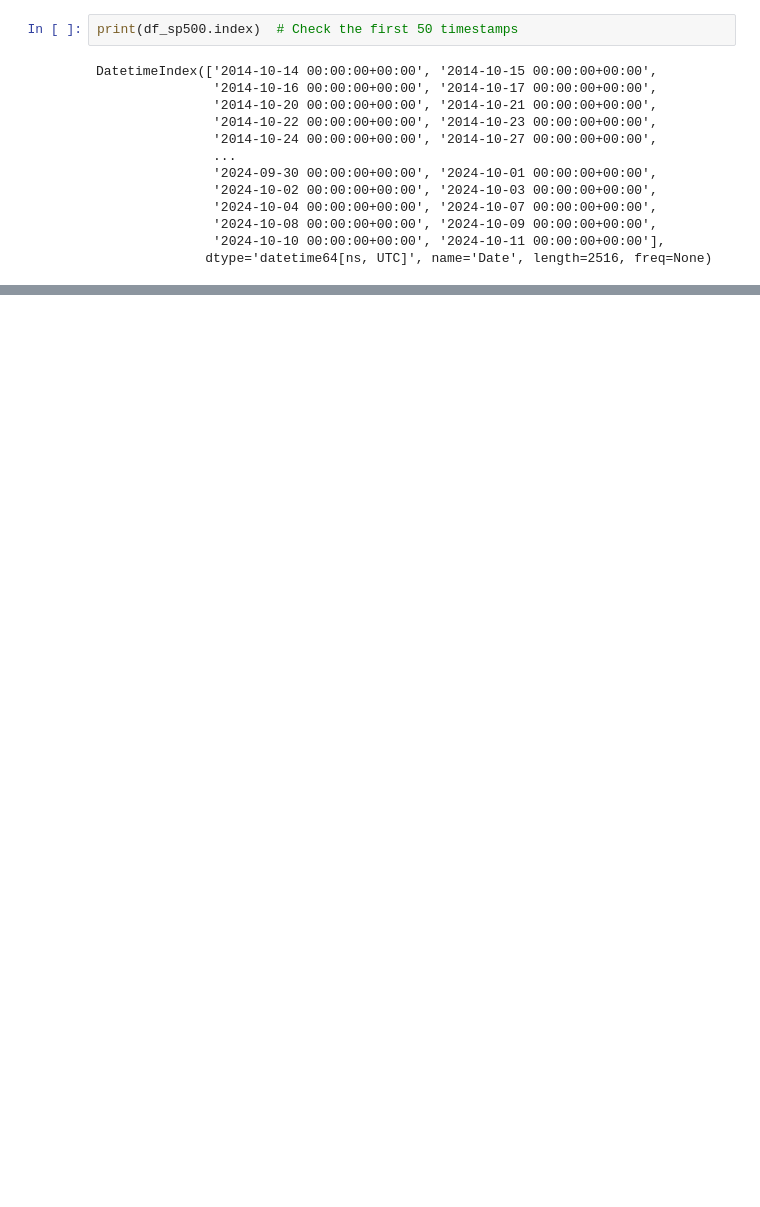
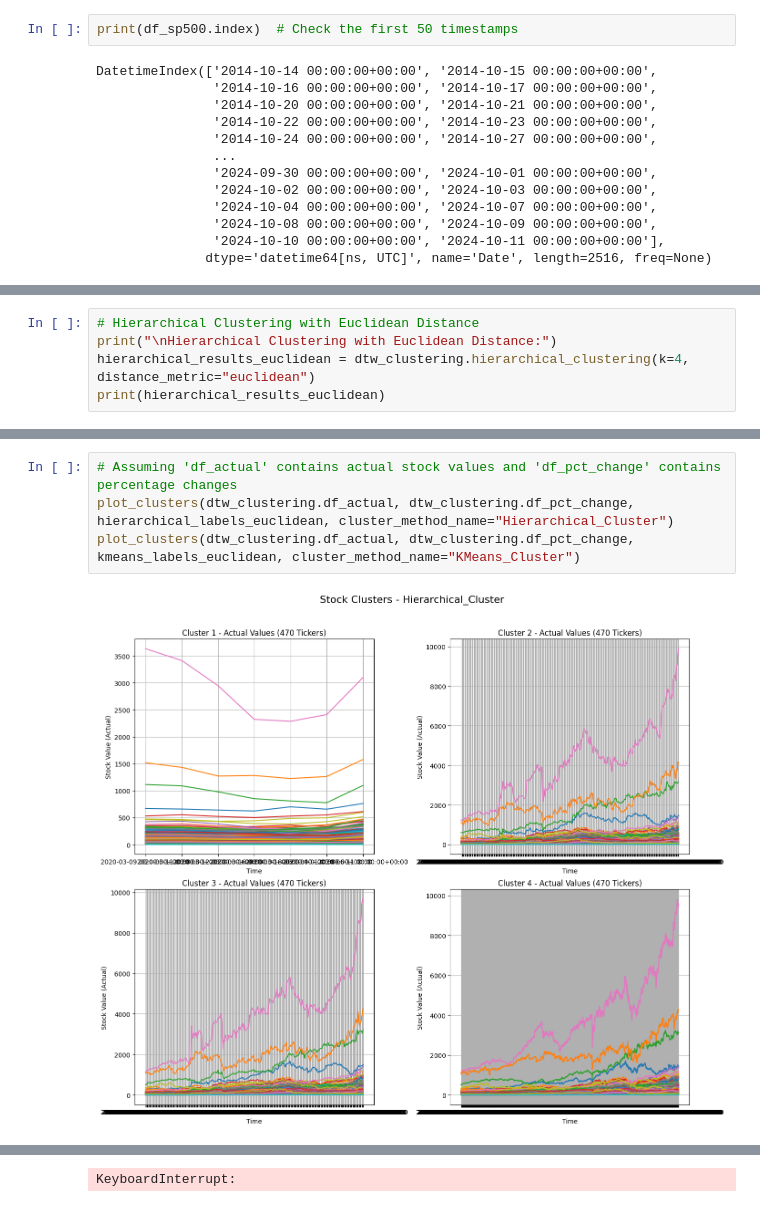
Before and after one commit to blackswan-quants/dtwclustering_sp500, a Jupyter notebook: clustering.ipynb, the cells around one changed output, grey strips where cells are left out. Cells and saved outputs as stored; diff of their text form; blank space fills up the shorter version.

```diff
--- a/clustering.ipynb
+++ b/clustering.ipynb
@@ -341,0 +364,5 @@ Returning the number of logical cores instead. You can silence this warning by s
+# %%
+# Hierarchical Clustering with Euclidean Distance
+print("\nHierarchical Clustering with Euclidean Distance:")
+hierarchical_results_euclidean = dtw_clustering.hierarchical_clustering(k=4, distance_metric="euclidean")
+print(hierarchical_results_euclidean)
@@ -498,0 +516,6 @@ See the caveats in the documentation: https://pandas.pydata.org/pandas-docs/stab
+# %%
+# Assuming 'df_actual' contains actual stock values and 'df_pct_change' contains percentage changes
+plot_clusters(dtw_clustering.df_actual, dtw_clustering.df_pct_change, hierarchical_labels_euclidean, cluster_method_name="Hierarchical_Cluster")
+plot_clusters(dtw_clustering.df_actual, dtw_clustering.df_pct_change, kmeans_labels_euclidean, cluster_method_name="KMeans_Cluster")
+# %% [output]
+[figure, added]
@@ -498,0 +523 @@ See the caveats in the documentation: https://pandas.pydata.org/pandas-docs/stab
+KeyboardInterrupt:
```
Also changed, not shown: parts of 11 cells of this notebook.
